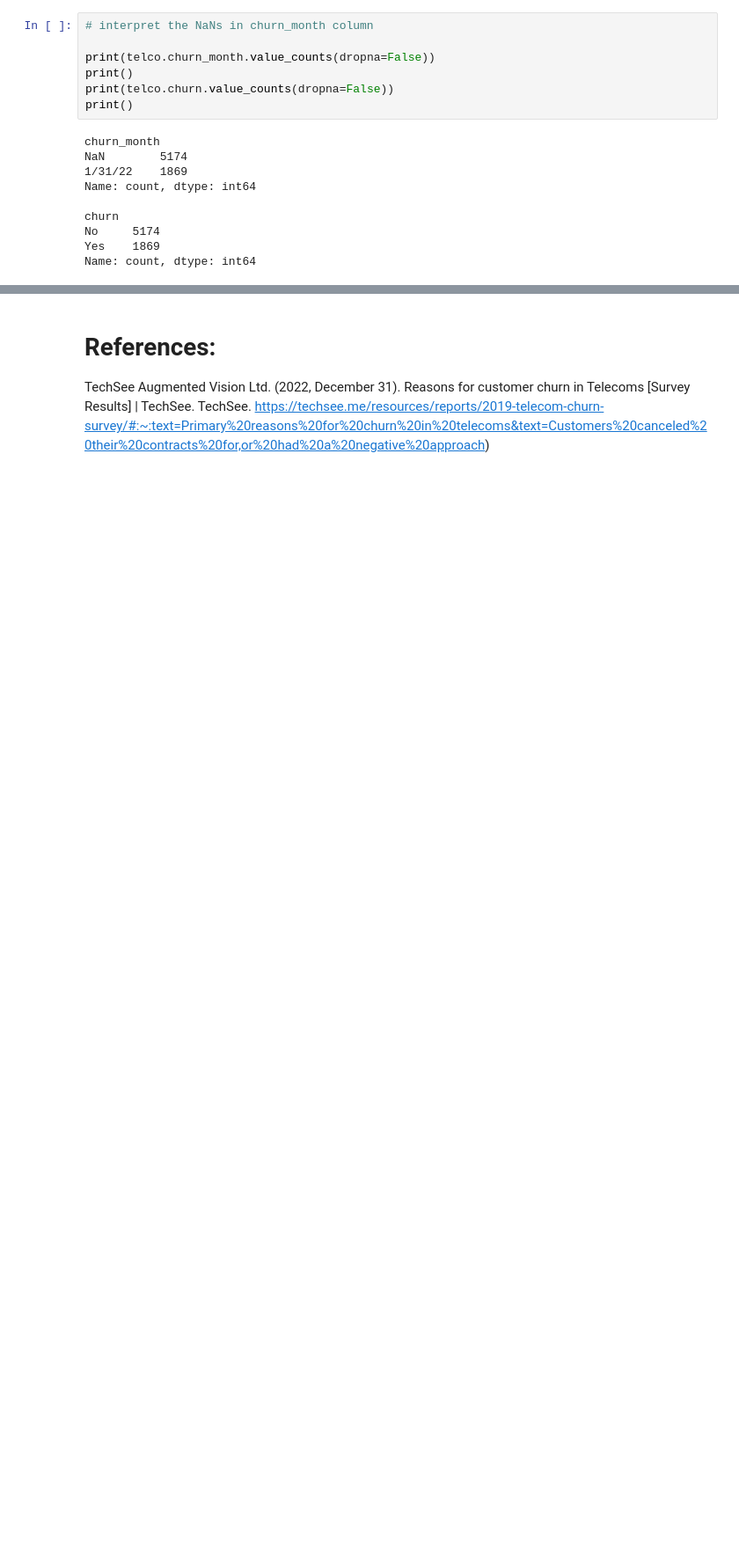
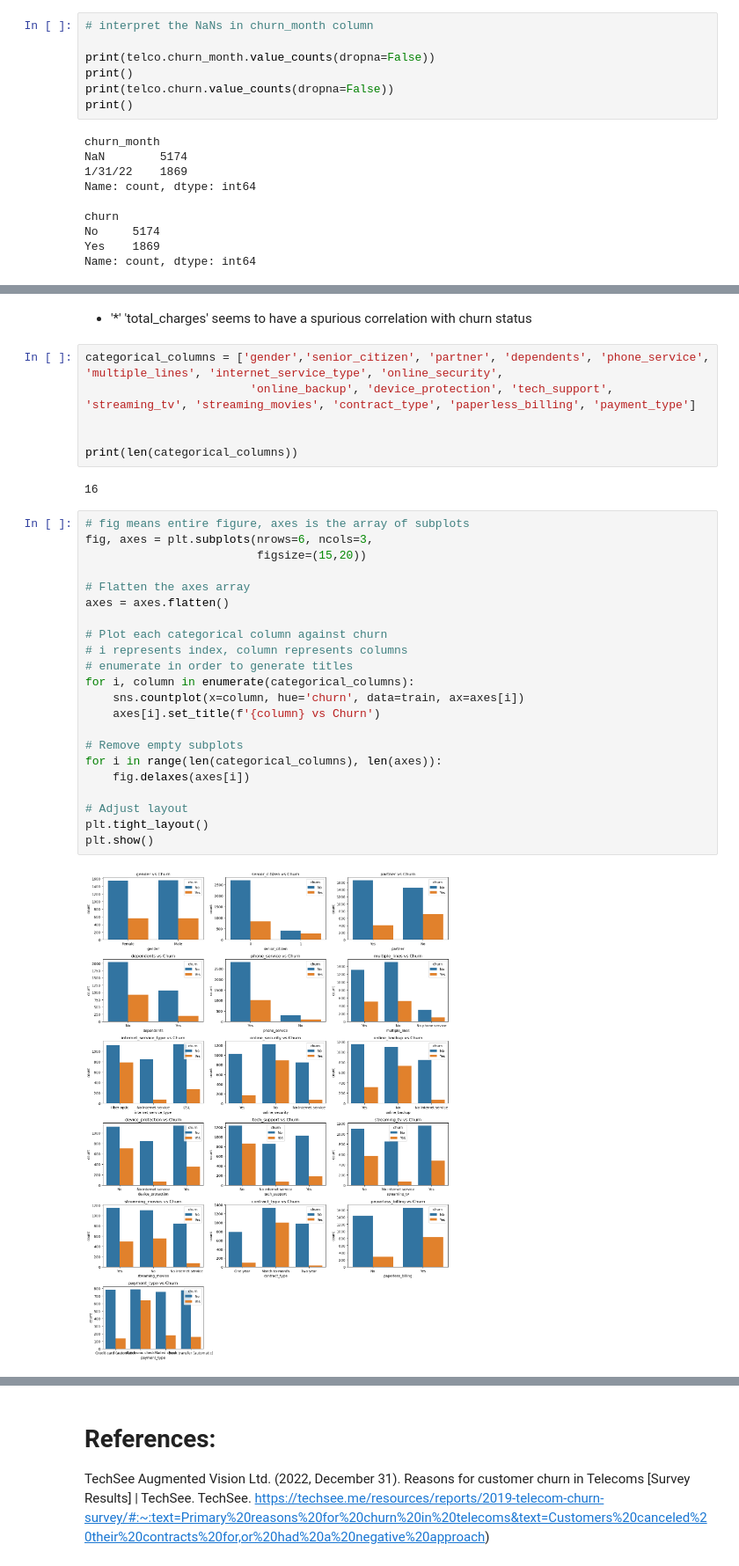
Before and after one commit to kelseyhangyu/Telcos_Customer_Churn_Drivers, a Jupyter notebook: Telco's churning investigation full notes.ipynb, the cells around one changed output, grey strips where cells are left out. Shown: that part at 88% size. Drawn from its saved outputs; the diff is of its cells as text; blank space fills up the shorter version.

```diff
--- a/Telco's churning investigation full notes.ipynb
+++ b/Telco's churning investigation full notes.ipynb
@@ -160,0 +477,34 @@ Name: count, dtype: int64
+# %% [markdown]
+- '*' 'total_charges' seems to have a spurious correlation with churn status
+# %%
+categorical_columns = ['gender','senior_citizen', 'partner', 'dependents', 'phone_service', 'multiple_lines', 'internet_service_type', 'online_security',
+                        'online_backup', 'device_protection', 'tech_support', 'streaming_tv', 'streaming_movies', 'contract_type', 'paperless_billing', 'payment_type']
+
+
+print(len(categorical_columns))
+# %% [output]
+16
+# %%
+# fig means entire figure, axes is the array of subplots
+fig, axes = plt.subplots(nrows=6, ncols=3,
+                         figsize=(15,20))
+
+# Flatten the axes array
+axes = axes.flatten()
+
+# Plot each categorical column against churn
+# i represents index, column represents columns
+# enumerate in order to generate titles
+for i, column in enumerate(categorical_columns):
+    sns.countplot(x=column, hue='churn', data=train, ax=axes[i])
+    axes[i].set_title(f'{column} vs Churn')
+
+# Remove empty subplots
+for i in range(len(categorical_columns), len(axes)):
+    fig.delaxes(axes[i])
+
+# Adjust layout
+plt.tight_layout()
+plt.show()
+# %% [output]
+[figure, added]
```
Also changed, not shown: parts of 46 cells of this notebook.
